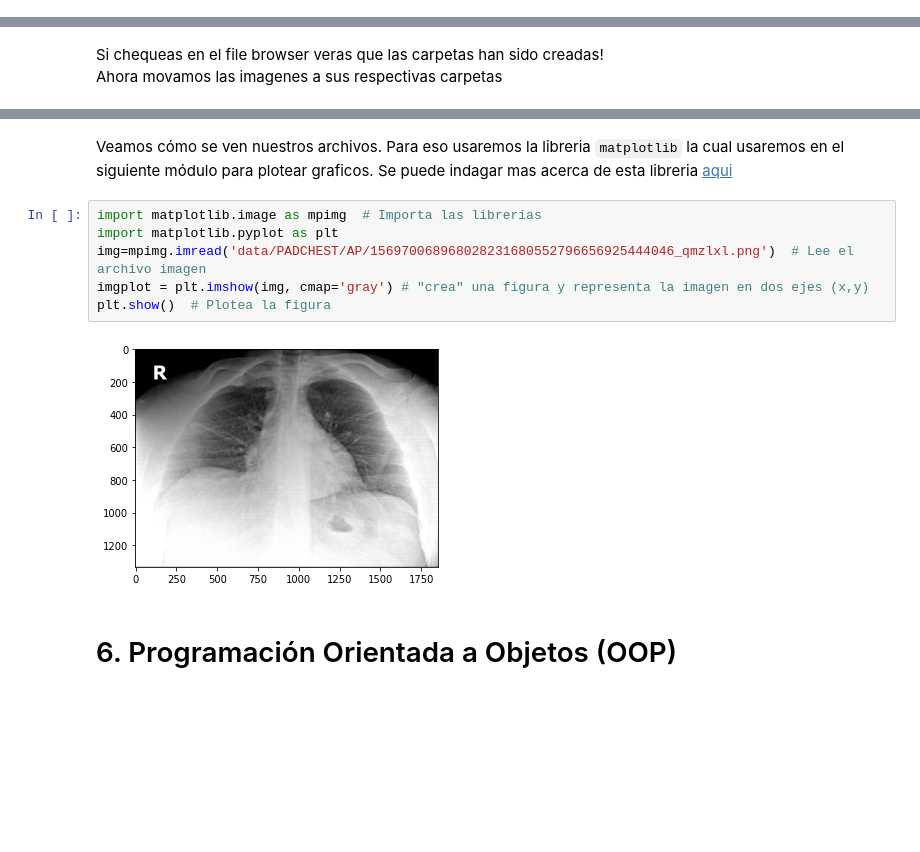
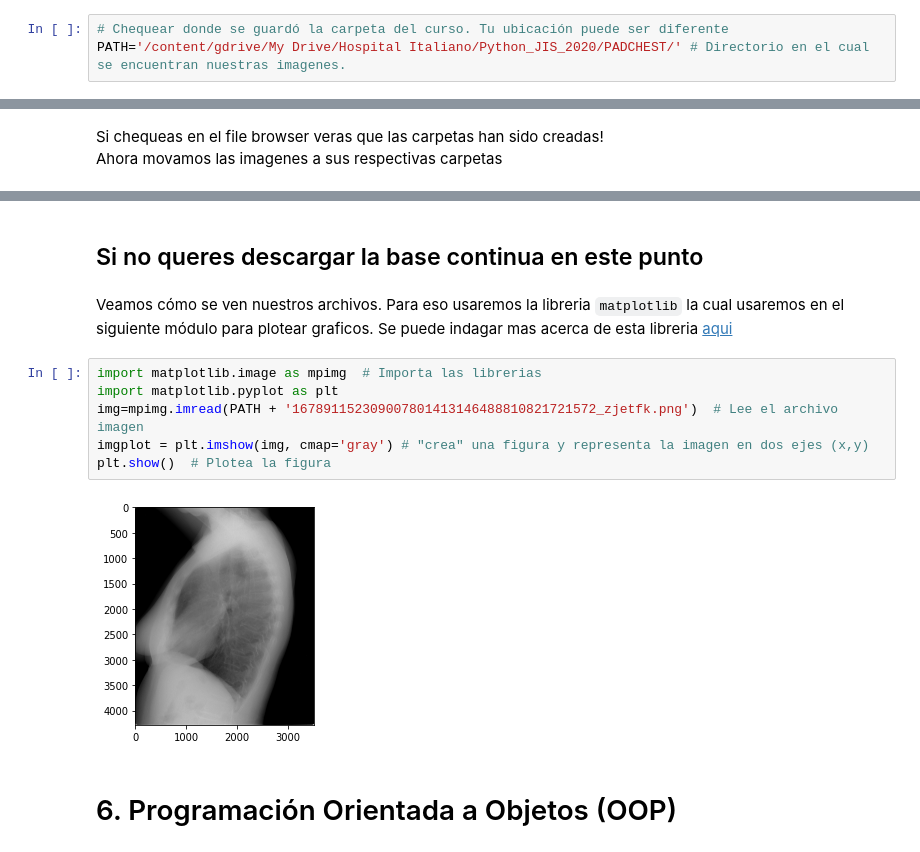
Before and after one commit to cmosquer/jis-2020, a Jupyter notebook: Curso_1.ipynb, the cells around one changed output, grey strips where cells are left out. Saved outputs shown, nothing was run; the diff lists cells and outputs as text; blank space fills up the shorter version.

Commit message:
Agregue accesso a Google Drive. Modifique la clase para que lea un path local o el path de Drive. La imagen usada para esta demo esta harcodeada (hay una sola imagen para usar en /PADCHEST EN Colab)

```diff
--- a/Curso_1.ipynb
+++ b/Curso_1.ipynb
@@ -867,2 +873,5 @@ PATH='data/PADCHEST/' # Directorio en el cual se encuentran nuestras imagenes
+# %%
+# Chequear donde se guardó la carpeta del curso. Tu ubicación puede ser diferente
+PATH='/content/gdrive/My Drive/Hospital Italiano/Python_JIS_2020/PADCHEST/' # Directorio en el cual se encuentran nuestras imagenes.
 # %%
 import pandas as pd # Veremos mas Pandas en el proximo curso
@@ -946,16 +962,18 @@ N de archivos de modalidad UNK a mover : 0
 Se removio la carpeta : UNK
 N de archivos de modalidad EXCLUDE a mover : 0
 Se removio la carpeta : EXCLUDE
+# %% [markdown]
+## Si no queres descargar la base continua en este punto
 # %% [markdown]
 Veamos cómo se ven nuestros archivos. Para eso usaremos la libreria `matplotlib` la cual usaremos en el siguiente módulo para plotear graficos. Se puede indagar mas acerca de esta libreria [aqui](https://matplotlib.org/tutorials/index.html)
 # %%
 import matplotlib.image as mpimg  # Importa las librerias
 import matplotlib.pyplot as plt
-img=mpimg.imread('data/PADCHEST/AP/156970068968028231680552796656925444046_qmzlxl.png')  # Lee el archivo imagen
+img=mpimg.imread(PATH + '167891152309007801413146488810821721572_zjetfk.png')  # Lee el archivo imagen
 imgplot = plt.imshow(img, cmap='gray') # "crea" una figura y representa la imagen en dos ejes (x,y)
 plt.show()  # Plotea la figura
 # %% [output]
-[figure, old version]
+[figure, new version]
 # %% [markdown]
 # 6. Programación Orientada a Objetos (OOP)
 # %% [markdown]
```
Also changed, not shown: parts of 20 cells of this notebook.
